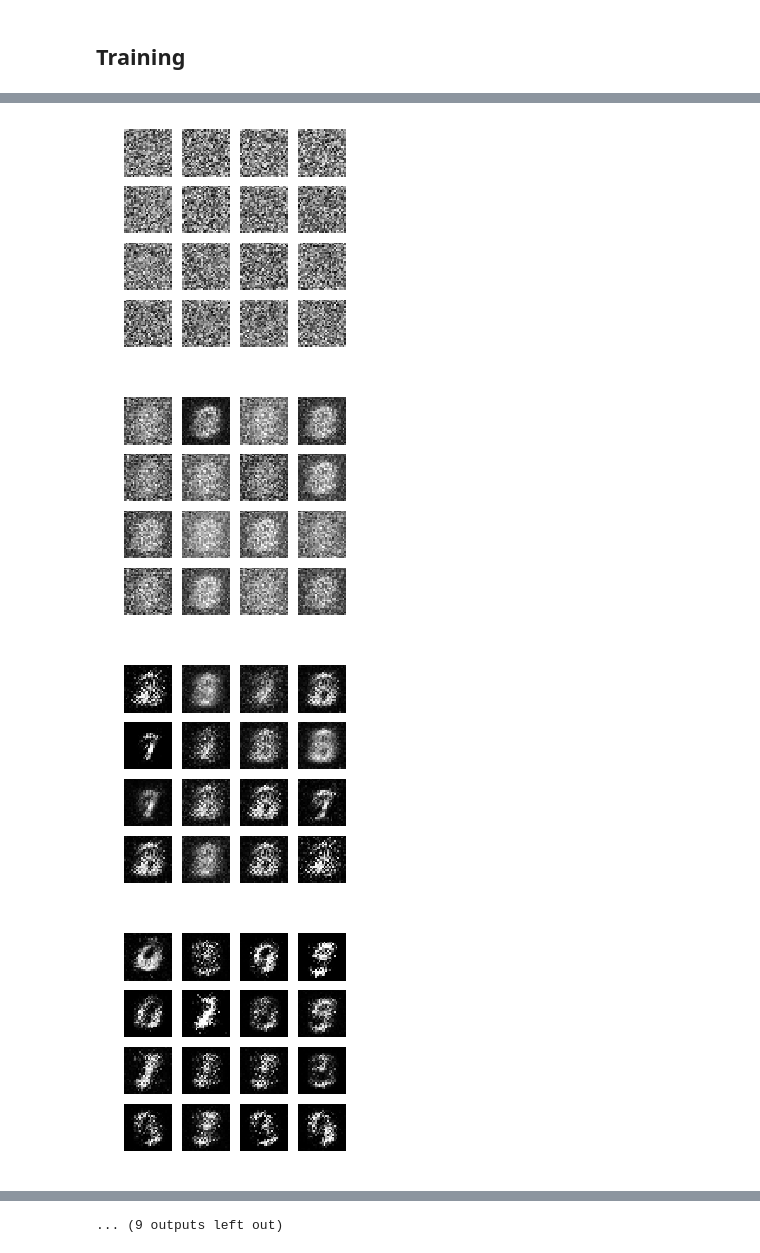
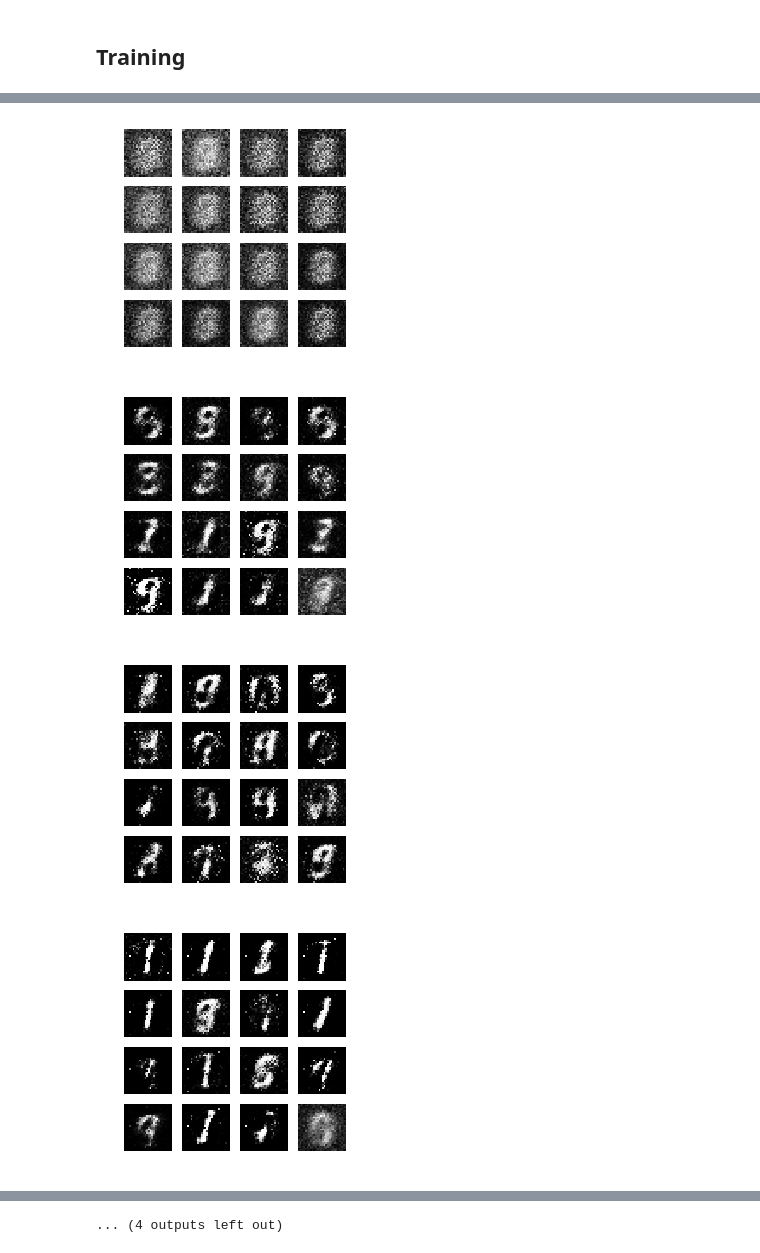
Before and after one commit to GANs-in-Action/gans-in-action, a Jupyter notebook: chapter-3/Chapter_3_GAN.ipynb, the cells around one changed output, grey strips where cells are left out. Drawn from its saved outputs; the diff is of its cells as text; code cells hidden in the pictures.

```diff
--- a/chapter-3/Chapter_3_GAN.ipynb
+++ b/chapter-3/Chapter_3_GAN.ipynb
@@ -78,10 +78,9 @@ def build_gan(generator, discriminator):
 # %%
 # Build and compile the Discriminator
 discriminator = build_discriminator(img_shape)
-discriminator.compile(
-                loss='binary_crossentropy',
-                optimizer=Adam(),
-                metrics=['accuracy'])
+discriminator.compile(loss='binary_crossentropy',
+                      optimizer=Adam(),
+                      metrics=['accuracy'])
 
 # Build the Generator
 generator = build_generator(img_shape, z_dim)
@@ -91,9 +90,7 @@ discriminator.trainable = False
 
 # Build and compile GAN model with fixed Discriminator to train the Generator
 gan = build_gan(generator, discriminator)
-gan.compile(
-    loss='binary_crossentropy',
-    optimizer=Adam())
+gan.compile(loss='binary_crossentropy', optimizer=Adam())
 # %% [markdown]
 ## Training
 # %%
@@ -122,7 +119,7 @@ def train(iterations, batch_size, sample_interval):
         #  Train the Discriminator
         # -------------------------
 
-        # Select a random batch of real images
+        # Get a random batch of real images
         idx = np.random.randint(0, X_train.shape[0], batch_size)
         imgs = X_train[idx]
 
@@ -130,10 +127,10 @@ def train(iterations, batch_size, sample_interval):
         z = np.random.normal(0, 1, (batch_size, 100))
         gen_imgs = generator.predict(z)
 
-        # Discriminator loss
+        # Train Discriminator
         d_loss_real = discriminator.train_on_batch(imgs, real)
         d_loss_fake = discriminator.train_on_batch(gen_imgs, fake)
-        d_loss = 0.5 * np.add(d_loss_real, d_loss_fake)
+        d_loss, accuracy = 0.5 * np.add(d_loss_real, d_loss_fake)
 
         # ---------------------
         #  Train the Generator
@@ -143,19 +140,19 @@ def train(iterations, batch_size, sample_interval):
         z = np.random.normal(0, 1, (batch_size, 100))
         gen_imgs = generator.predict(z)
 
-        # Generator loss
+        # Train Generator
         g_loss = gan.train_on_batch(z, real)
 
-        # Save losses and accuracies so they can be plotted after training
-        losses.append((d_loss[0], g_loss))
-        accuracies.append(100*d_loss[1])
+        if (iteration + 1) % sample_interval == 0:
 
-        if iteration % sample_interval == 0:
+            # Save losses and accuracies so they can be plotted after training
+            losses.append((d_loss, g_loss))
+            accuracies.append(100.0 * accuracy)
 
             # Output training progress
-            print ("%d [D loss: %f, acc.: %.2f%%] [G loss: %f]" %
-                         (iteration, d_loss[0], 100*d_loss[1], g_loss))
+            print("%d [D loss: %f, acc.: %.2f%%] [G loss: %f]" %
+                  (iteration, d_loss, 100.0 * accuracy, g_loss))
 
-            # Output generated image samples
-            sample_images(iteration)
+            # Output a sample of generated image
+            sample_images(generator)
 # %%
@@ -191,9 +188,9 @@ import warnings; warnings.simplefilter('ignore')
 # %%
-iterations = 20000
+# Set hyperparameters
+iterations = 15000
 batch_size = 128
 sample_interval = 1000
 
-
 # Train the GAN for the specified number of iterations
 train(iterations, batch_size, sample_interval)
 # %% [output]
@@ -220,4 +212,4 @@ train(iterations, batch_size, sample_interval)
-[figure, old version]
+[figure, new version]
-[figure, old version]
+[figure, new version]
-[figure, old version]
+[figure, new version]
-[figure, old version]
+[figure, new version]
@@ -231,4 +223,4 @@ train(iterations, batch_size, sample_interval)
-... (9 outputs left out)
+... (4 outputs left out)
 # %%
 losses = np.array(losses)
 
```
Also changed, not shown: parts of 9 cells of this notebook.
